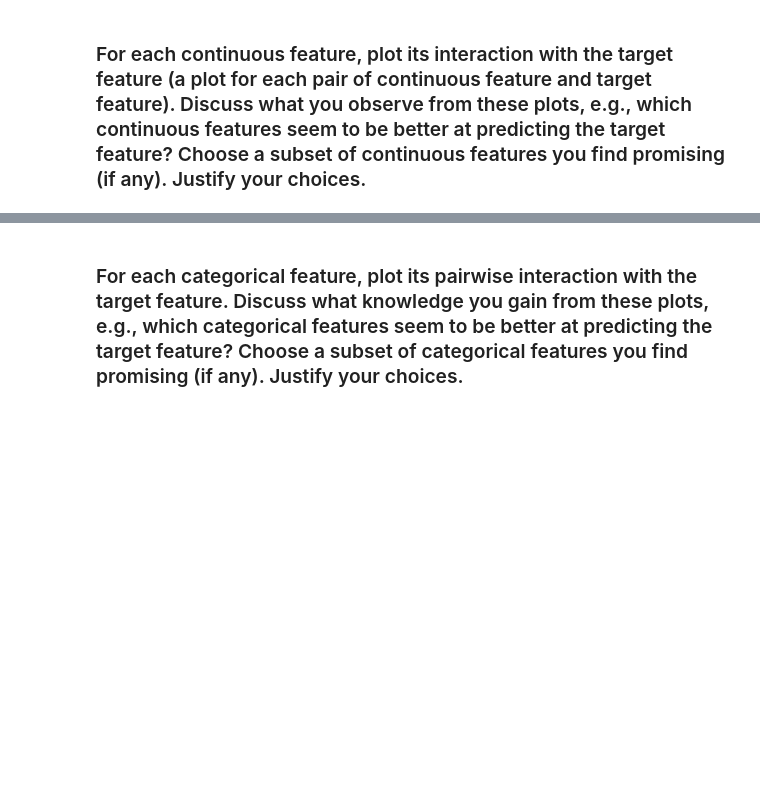
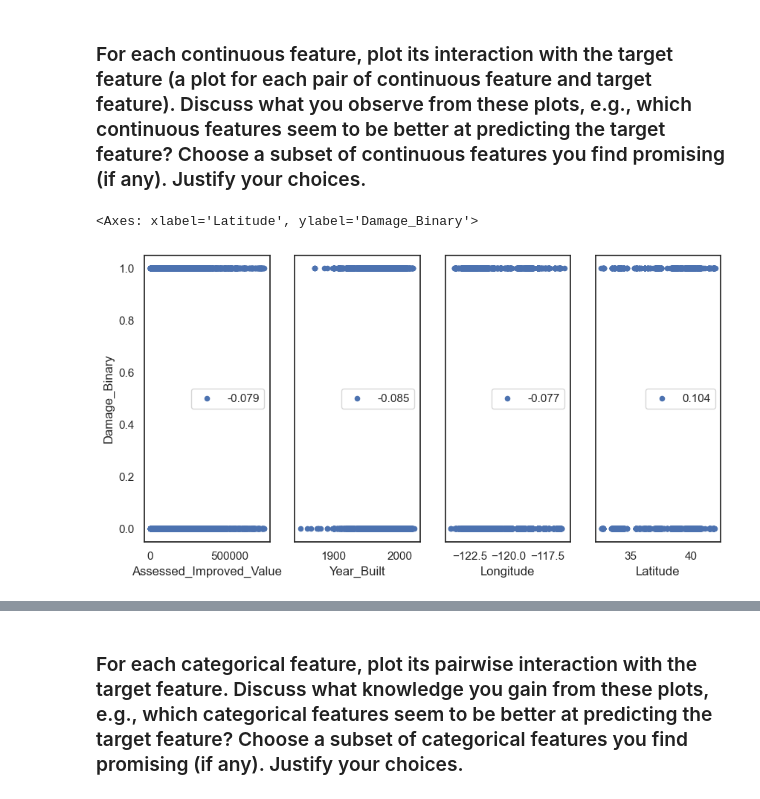
Before and after one commit to xiaoxiajin/47350DA-2, a Jupyter notebook: 2024-Homework2-Notebook.ipynb, the cells around one changed output, grey strips where cells are left out. Saved outputs shown, nothing was run; the diff lists cells and outputs as text; code cells hidden in the pictures; blank space fills up the shorter version.

```diff
--- a/2024-Homework2-Notebook.ipynb
+++ b/2024-Homework2-Notebook.ipynb
@@ -846,3 +846,20 @@ Name: count, dtype: int64
+# %%
+# Identify outliers using IQR method
+Q1 = df['Assessed_Improved_Value'].quantile(0.25)
+Q3 = df['Assessed_Improved_Value'].quantile(0.75)
+IQR = Q3 - Q1
+
+# Define outlier bounds
+lower_bound = Q1 - 1.5 * IQR
+upper_bound = Q3 + 1.5 * IQR
+
+# Create a new column to indicate known/unknown values
+df['Assessed_Improved_Value_Known'] = (~df['Assessed_Improved_Value'].isna()).astype(int)
+
+# Replace outliers and NaN with 0
+df['Assessed_Improved_Value'] = df['Assessed_Improved_Value'].apply(
+    lambda x: 0 if pd.isna(x) or x < lower_bound or x > upper_bound else x
+)
 # %%
 df.to_csv("cal-wildfires-24200030-cleaned-v1.csv", index=False)
 # %%
@@ -943,2 +960,11 @@ But they may provide different information when building the predictive model. I
 # %% [markdown]
 ### For each continuous feature, plot its interaction with the target feature (a plot for each pair of   continuous feature and target feature). Discuss what you observe from these plots, e.g., which continuous features seem to be better at predicting the target feature? Choose a subset of continuous features you find promising (if any). Justify your choices.
+# %%
+fig, axs = plt.subplots(1, 4, sharey=True)
+train_data.plot(kind='scatter', x='Assessed_Improved_Value', y='Damage_Binary', label="%.3f" % train_data[['Assessed_Improved_Value', 'Damage_Binary']].corr().to_numpy()[0,1], ax=axs[0], figsize=(10, 5))
+train_data.plot(kind='scatter', x='Year_Built', y='Damage_Binary', label="%.3f" % train_data[['Year_Built', 'Damage_Binary']].corr().to_numpy()[0,1], ax=axs[1])
+train_data.plot(kind='scatter', x='Longitude', y='Damage_Binary', label="%.3f" % train_data[['Longitude', 'Damage_Binary']].corr().to_numpy()[0,1], ax=axs[2])
+train_data.plot(kind='scatter', x='Latitude', y='Damage_Binary', label="%.3f" % train_data[['Latitude', 'Damage_Binary']].corr().to_numpy()[0,1], ax=axs[3])
+# %% [output]
+<Axes: xlabel='Latitude', ylabel='Damage_Binary'>
+[figure, added]
```
Also changed, not shown: parts of 52 cells of this notebook, 3 other files.
